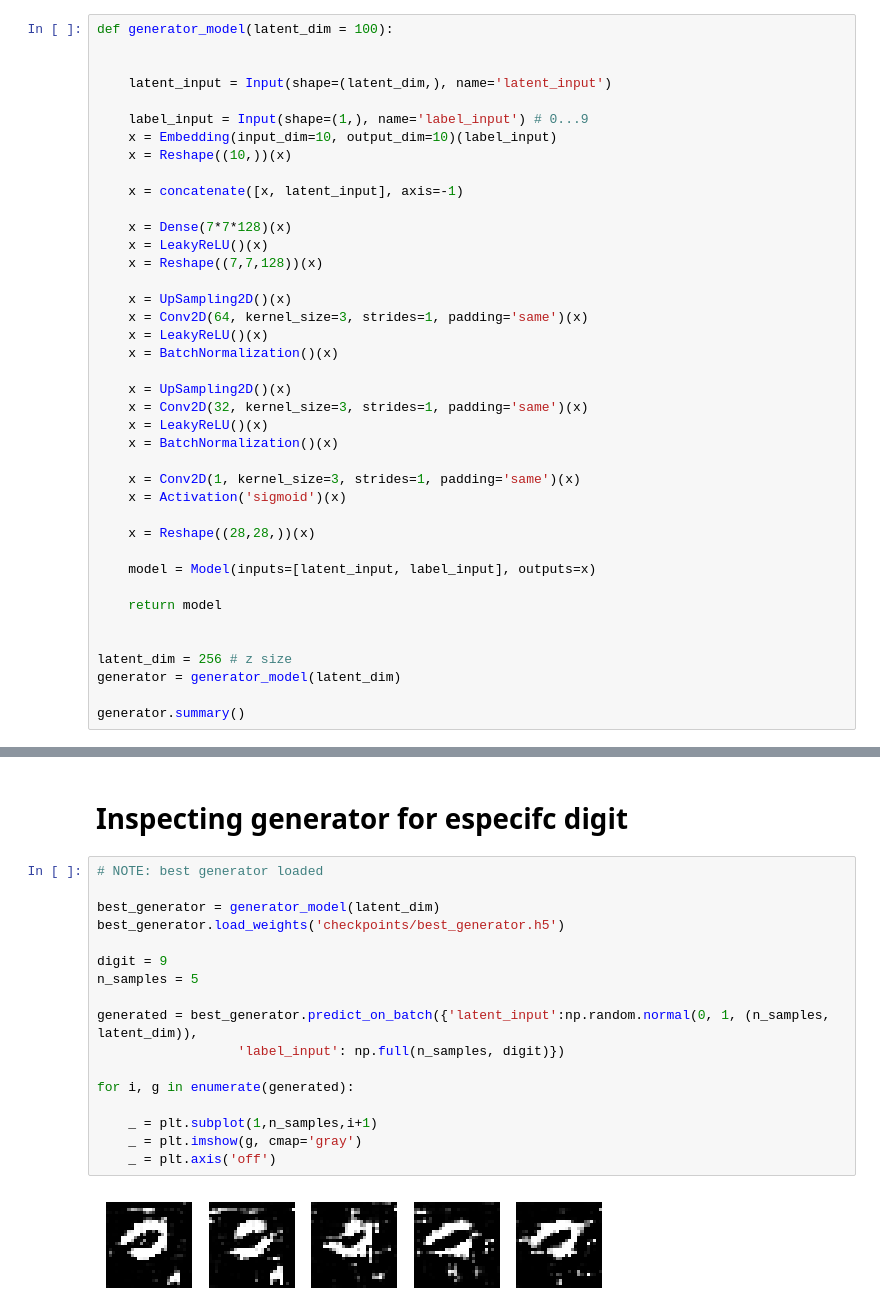
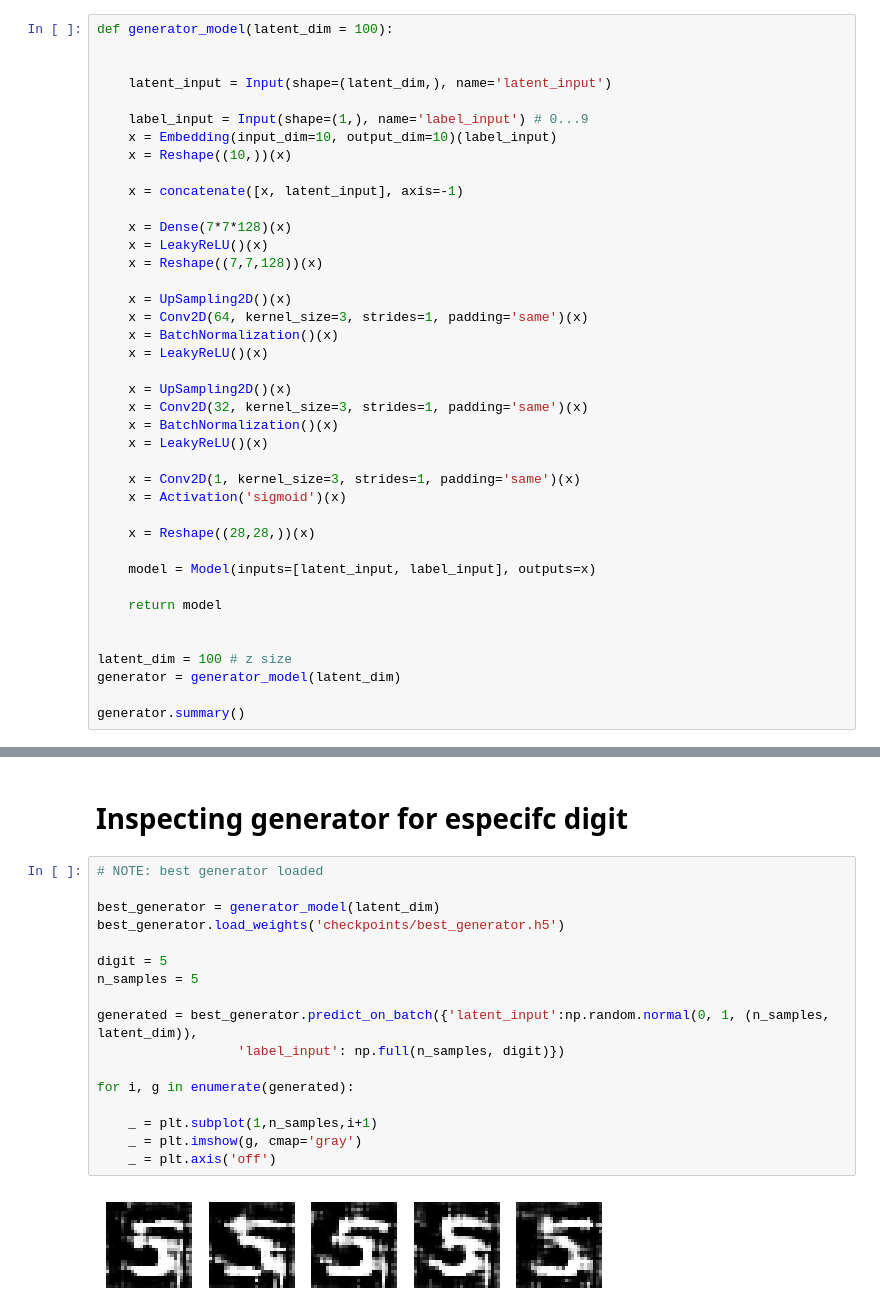
Before and after one commit to leandroohf/machine_learning_algorithms, a Jupyter notebook: dev/intro_gans.ipynb, the cells around one changed output, grey strips where cells are left out. Cells and saved outputs as stored; diff of their text form.

Commit message:
nb: better bacthnormalization layer position
* better results by moving batchnormalization between the Layer and activation

anges. Lines starting

```diff
--- a/dev/intro_gans.ipynb
+++ b/dev/intro_gans.ipynb
@@ -302,13 +320,13 @@ def generator_model(latent_dim = 100):
 
     x = UpSampling2D()(x)
     x = Conv2D(64, kernel_size=3, strides=1, padding='same')(x)
+    x = BatchNormalization()(x)
     x = LeakyReLU()(x)
-    x = BatchNormalization()(x)
 
     x = UpSampling2D()(x)
     x = Conv2D(32, kernel_size=3, strides=1, padding='same')(x)
+    x = BatchNormalization()(x)
     x = LeakyReLU()(x)
-    x = BatchNormalization()(x)
 
     x = Conv2D(1, kernel_size=3, strides=1, padding='same')(x)
     x = Activation('sigmoid')(x)
@@ -320,7 +338,7 @@ def generator_model(latent_dim = 100):
     return model
 
 
-latent_dim = 256 # z size
+latent_dim = 100 # z size
 generator = generator_model(latent_dim)
 
 generator.summary()
@@ -608,19 +627,19 @@ digit: 7; predict digit: 7; prob: 1.00
 # %%
 # NOTE: best generator loaded
 
 best_generator = generator_model(latent_dim)
 best_generator.load_weights('checkpoints/best_generator.h5')
 
-digit = 9
+digit = 5
 n_samples = 5
 
 generated = best_generator.predict_on_batch({'latent_input':np.random.normal(0, 1, (n_samples, latent_dim)),
                   'label_input': np.full(n_samples, digit)})
 
 for i, g in enumerate(generated):
 
     _ = plt.subplot(1,n_samples,i+1)
     _ = plt.imshow(g, cmap='gray')
     _ = plt.axis('off')
 # %% [output]
-[figure, old version]
+[figure, new version]
```
Also changed, not shown: parts of 13 cells of this notebook.
